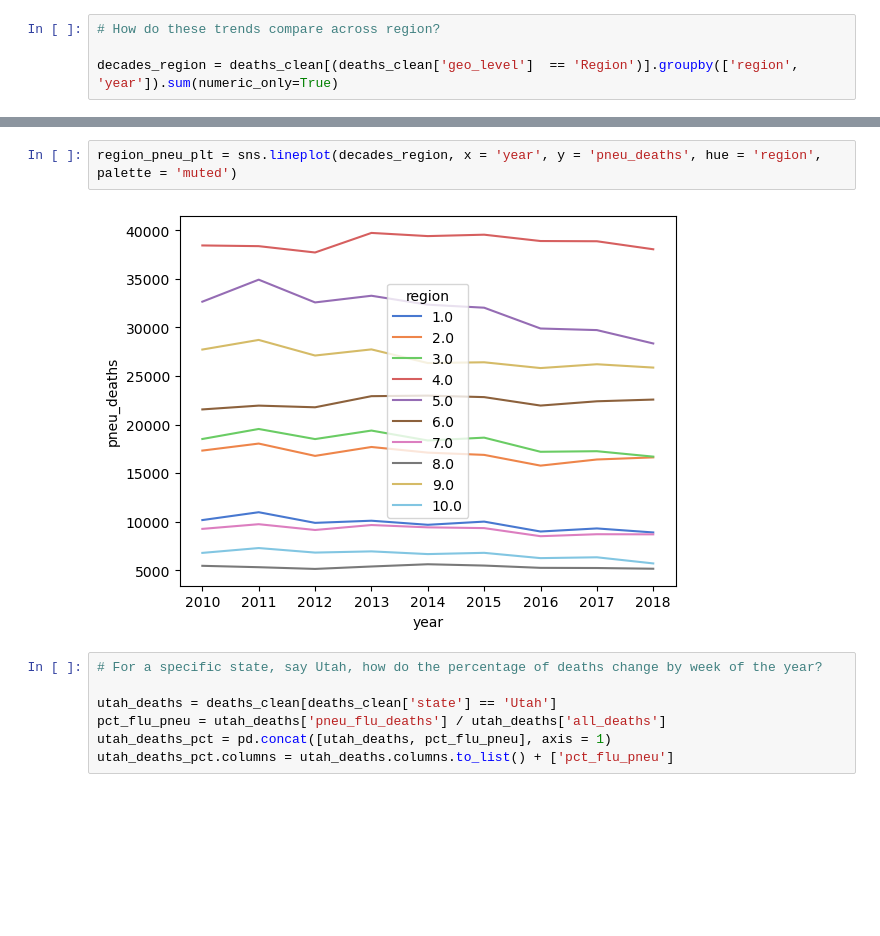
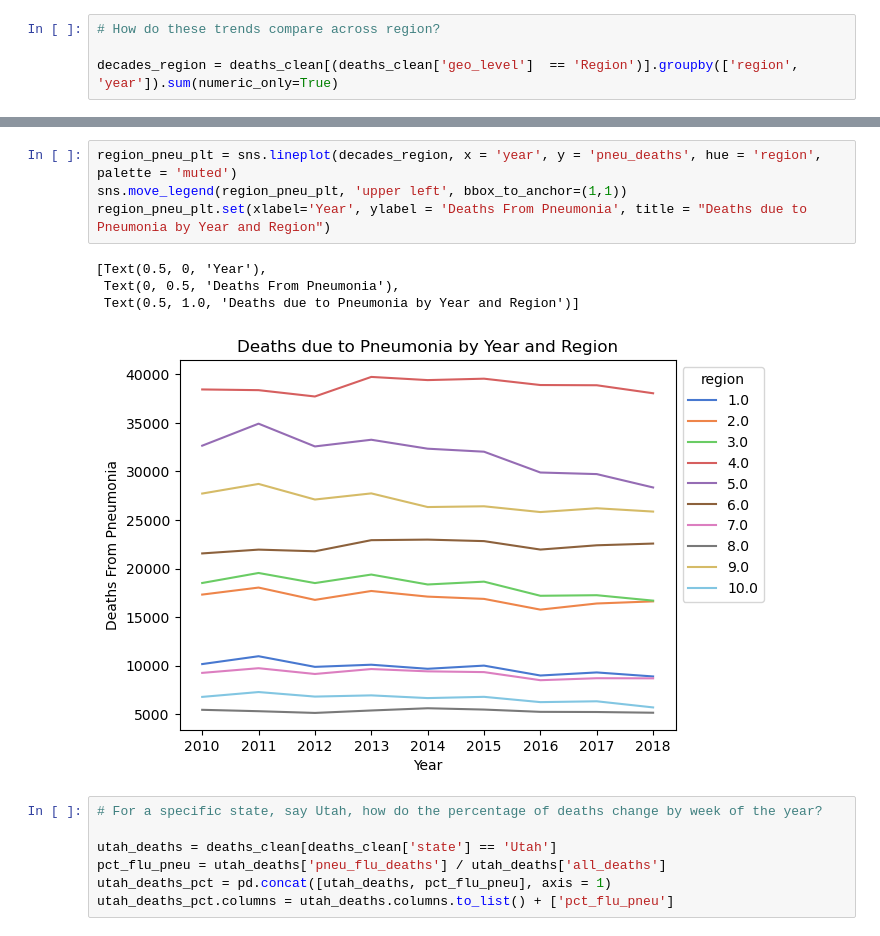
Before and after one commit to LotusEat3r/Project, a Jupyter notebook: Project_EDA.ipynb, the cells around one changed output, grey strips where cells are left out. Saved outputs shown, nothing was run; the diff lists cells and outputs as text; blank space fills up the shorter version.

```diff
--- a/Project_EDA.ipynb
+++ b/Project_EDA.ipynb
@@ -30,7 +42,12 @@ region_flu_plt = sns.lineplot(decades_region, x = 'year', y = 'flu_deaths', hue
 # %%
 region_pneu_plt = sns.lineplot(decades_region, x = 'year', y = 'pneu_deaths', hue = 'region', palette = 'muted')
+sns.move_legend(region_pneu_plt, 'upper left', bbox_to_anchor=(1,1))
+region_pneu_plt.set(xlabel='Year', ylabel = 'Deaths From Pneumonia', title = "Deaths due to Pneumonia by Year and Region")
 # %% [output]
+[Text(0.5, 0, 'Year'),
+ Text(0, 0.5, 'Deaths From Pneumonia'),
+ Text(0.5, 1.0, 'Deaths due to Pneumonia by Year and Region')]
-[figure, old version]
+[figure, new version]
 # %%
 # For a specific state, say Utah, how do the percentage of deaths change by week of the year?
 
```
Also changed, not shown: parts of 6 cells of this notebook, 6 other files.
